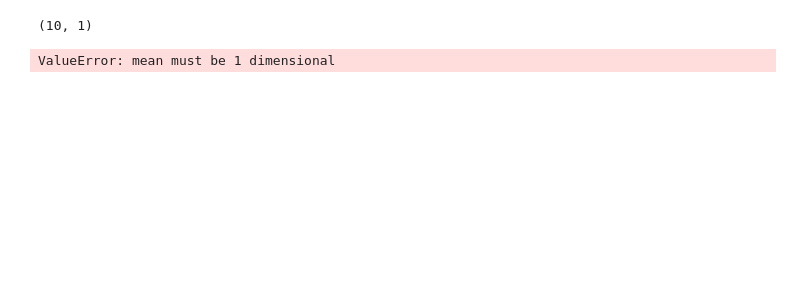
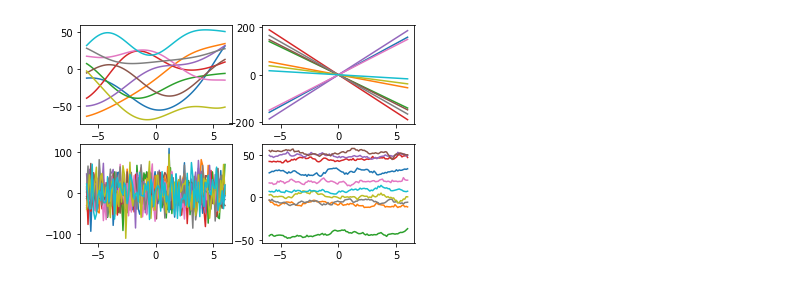
Before and after one commit to inwaves/mlpw, a Jupyter notebook: worksheet2 - gaussian processes.ipynb, the cells around one changed output. Cells and saved outputs as stored; diff of their text form; code cells hidden in the pictures; blank space fills up the shorter version.

Commit message:
Continue w2, how to add noise?

```diff
--- a/worksheet2 - gaussian processes.ipynb
+++ b/worksheet2 - gaussian processes.ipynb
@@ -11,25 +5,52 @@ def rbf_kernel(x1, x2, var_sigma, length_scale):
+# %%
+class CovarianceFunctions:
+    def rbf_kernel(x1, x2, var_sigma, length_scale, noise=None):
+        d = cdist(x1, x1) if x2 is None else cdist(x1, x2)
+        K = var_sigma * np.exp(-np.power(d, 2)/length_scale)
+
+        return K
+
+    def linear_kernel(x1, x2, var_sigma):
+        return var_sigma * x1.dot(x1.T) if x2 is None else var_sigma * x1.dot(x2.T)
+
+    def white_kernel(x1, x2, var_sigma):
+        return var_sigma * np.eye(x1.shape[0]) if x2 is None else np.zeros(x1.shape[0], x2.shape[0])
+
+    def periodic_kernel(x1, x2, var_sigma, period, length_scale):
+        d = cdist(x1, x1) if x2 is None else cdist(x1, x2)
+
+        return var_sigma * np.exp( -(2 * np.sin((np.pi/period)*np.sqrt(d))**2) / length_scale**2)
 # %%
 # Choose index set for the marginal.
-index_set_size = 10 # The fewer points sampled, the less "smooth", more step-like the function is. I don't know the term here.
+index_set_size = 100 # The fewer points sampled, the less "smooth", more step-like the function is. I don't know the term here.
 x = np.linspace(-6, 6, index_set_size).reshape(-1, 1) # Reshape puts each element in an array of its own.
-print(x.shape)
+
 # Compute covariance matrix by feeding in params to our covariance function.
 var_sigma = 1000.0 # I can't tell what the effect of this is by eyeballing.
 length_scale = 20.0 # Increasing this smooths out the function.
-K = rbf_kernel(x, None, var_sigma, length_scale)
+period = np.pi
+
+K_rbf = CovarianceFunctions.rbf_kernel(x, None, var_sigma, length_scale)
+K_linear = CovarianceFunctions.linear_kernel(x, None, var_sigma)
+K_white = CovarianceFunctions.white_kernel(x, None, var_sigma)
+K_periodic = CovarianceFunctions.periodic_kernel(x, None, var_sigma, period, length_scale)
 
 # Create mean vector
-mu = np.zeros(x.shape)
+mu = np.zeros(x.shape).reshape(index_set_size,)
 
 # Draw samples from the Gaussian distribution.
 sample_count = 10
-f = np.random.multivariate_normal(mu, K, sample_count)
+f = np.random.multivariate_normal(mu, K_rbf, sample_count)
+g = np.random.multivariate_normal(mu, K_linear, sample_count)
+h = np.random.multivariate_normal(mu, K_white, sample_count)
+i = np.random.multivariate_normal(mu, K_periodic, sample_count)
 
 # Plot samples.
-fig = plt.figure()
-ax = fig.add_subplot(111)
+fig, axs = plt.subplots(2, 2)
 
-ax.plot(x, f.T);
+axs[0, 0].plot(x, f.T);
+axs[0, 1].plot(x, g.T);
+axs[1, 0].plot(x, h.T);
+axs[1, 1].plot(x, i.T);
 # %% [output]
-(10, 1)
-ValueError: mean must be 1 dimensional
+[figure, added]
```
Also changed, not shown: parts of 4 cells of this notebook, 2 other files.
